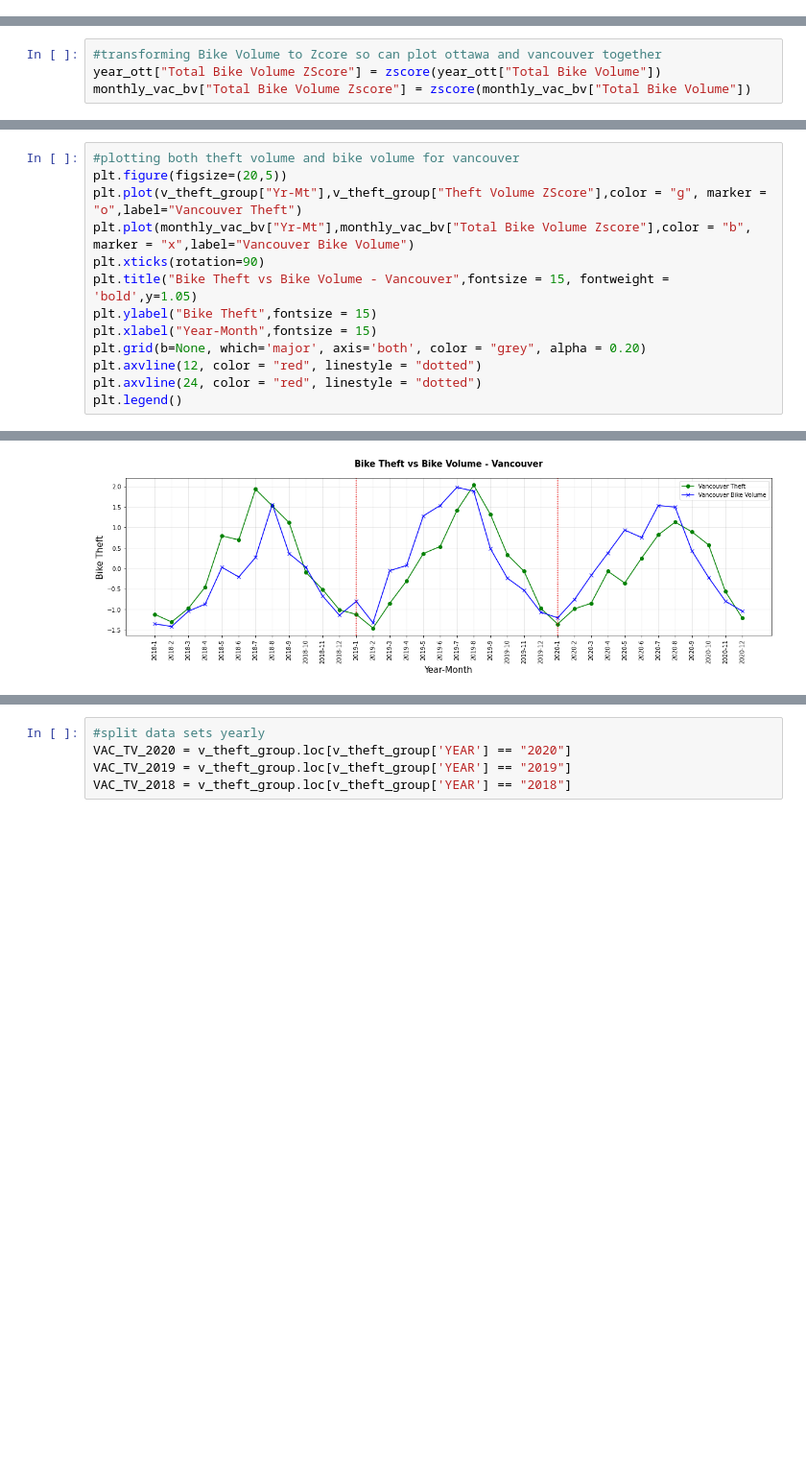
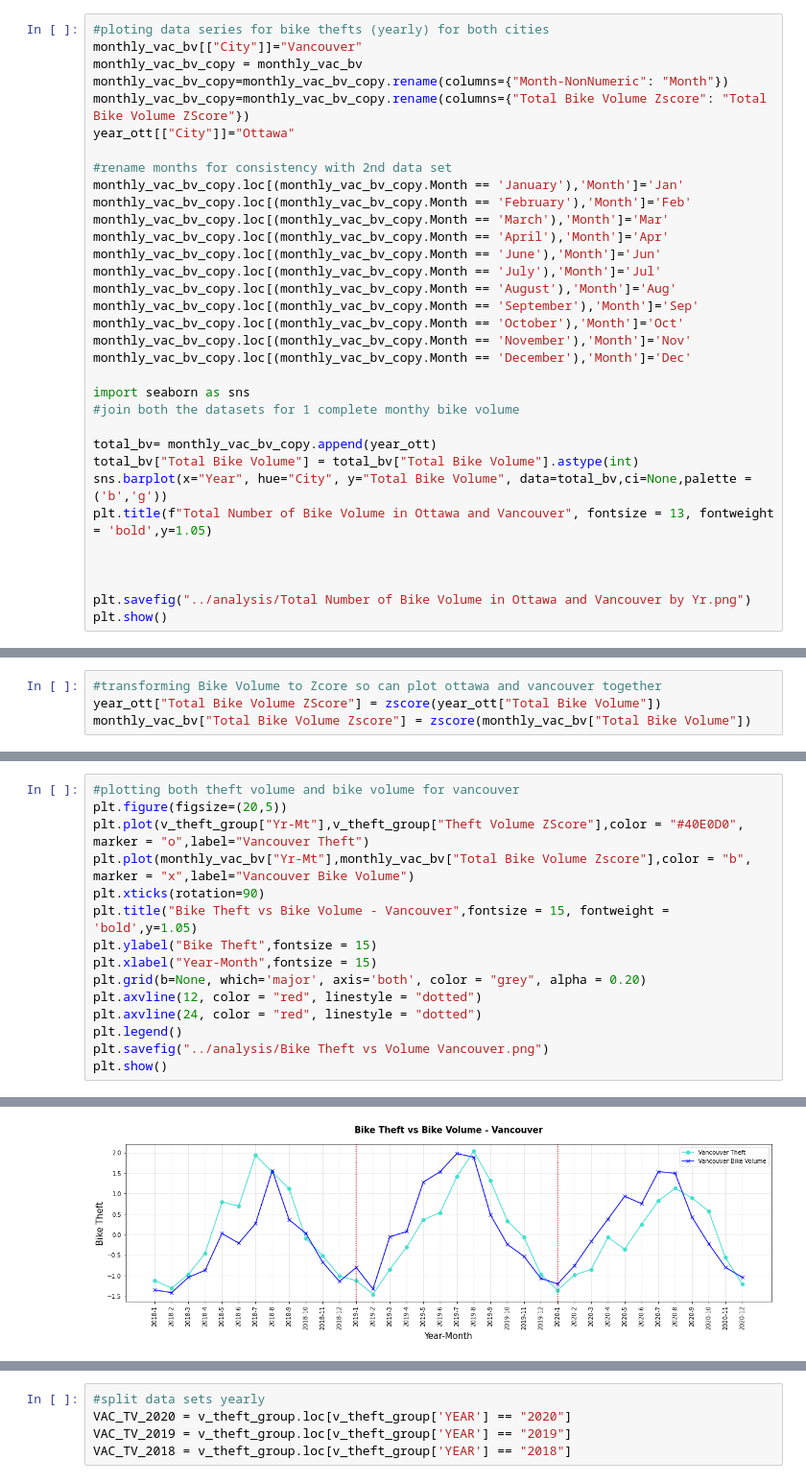
Before and after one commit to itspria/Bike-Theft-Analysis, a Jupyter notebook: code/data_analysis_BikeTheft_vs_BikeVolume.ipynb, the cells around one changed output, grey strips where cells are left out. Shown at 96% size. Drawn from its saved outputs; the diff is of its cells as text; blank space fills up the shorter version.

```diff
--- a/code/data_analysis_BikeTheft_vs_BikeVolume.ipynb
+++ b/code/data_analysis_BikeTheft_vs_BikeVolume.ipynb
@@ -313,0 +440,33 @@ Plotting total bike volume against year-month shows a clear seasonal trend where
+# %%
+#ploting data series for bike thefts (yearly) for both cities
+monthly_vac_bv[["City"]]="Vancouver"
+monthly_vac_bv_copy = monthly_vac_bv
+monthly_vac_bv_copy=monthly_vac_bv_copy.rename(columns={"Month-NonNumeric": "Month"})
+monthly_vac_bv_copy=monthly_vac_bv_copy.rename(columns={"Total Bike Volume Zscore": "Total Bike Volume ZScore"})
+year_ott[["City"]]="Ottawa"
+
+#rename months for consistency with 2nd data set
+monthly_vac_bv_copy.loc[(monthly_vac_bv_copy.Month == 'January'),'Month']='Jan'
+monthly_vac_bv_copy.loc[(monthly_vac_bv_copy.Month == 'February'),'Month']='Feb'
+monthly_vac_bv_copy.loc[(monthly_vac_bv_copy.Month == 'March'),'Month']='Mar'
+monthly_vac_bv_copy.loc[(monthly_vac_bv_copy.Month == 'April'),'Month']='Apr'
+monthly_vac_bv_copy.loc[(monthly_vac_bv_copy.Month == 'June'),'Month']='Jun'
+monthly_vac_bv_copy.loc[(monthly_vac_bv_copy.Month == 'July'),'Month']='Jul'
+monthly_vac_bv_copy.loc[(monthly_vac_bv_copy.Month == 'August'),'Month']='Aug'
+monthly_vac_bv_copy.loc[(monthly_vac_bv_copy.Month == 'September'),'Month']='Sep'
+monthly_vac_bv_copy.loc[(monthly_vac_bv_copy.Month == 'October'),'Month']='Oct'
+monthly_vac_bv_copy.loc[(monthly_vac_bv_copy.Month == 'November'),'Month']='Nov'
+monthly_vac_bv_copy.loc[(monthly_vac_bv_copy.Month == 'December'),'Month']='Dec'
+
+import seaborn as sns
+#join both the datasets for 1 complete monthy bike volume
+
+total_bv= monthly_vac_bv_copy.append(year_ott)
+total_bv["Total Bike Volume"] = total_bv["Total Bike Volume"].astype(int)
+sns.barplot(x="Year", hue="City", y="Total Bike Volume", data=total_bv,ci=None,palette = ('b','g'))
+plt.title(f"Total Number of Bike Volume in Ottawa and Vancouver", fontsize = 13, fontweight = 'bold',y=1.05)
+
+
+
+plt.savefig("../analysis/Total Number of Bike Volume in Ottawa and Vancouver by Yr.png")
+plt.show()
@@ -473,7 +643,7 @@ plt.legend()
 # %%
 #plotting both theft volume and bike volume for vancouver
 plt.figure(figsize=(20,5))
-plt.plot(v_theft_group["Yr-Mt"],v_theft_group["Theft Volume ZScore"],color = "g", marker = "o",label="Vancouver Theft")
+plt.plot(v_theft_group["Yr-Mt"],v_theft_group["Theft Volume ZScore"],color = "#40E0D0", marker = "o",label="Vancouver Theft")
 plt.plot(monthly_vac_bv["Yr-Mt"],monthly_vac_bv["Total Bike Volume Zscore"],color = "b", marker = "x",label="Vancouver Bike Volume")
 plt.xticks(rotation=90)
 plt.title("Bike Theft vs Bike Volume - Vancouver",fontsize = 15, fontweight = 'bold',y=1.05)
@@ -483,4 +653,6 @@ plt.grid(b=None, which='major', axis='both', color = "grey", alpha = 0.20)
 plt.axvline(12, color = "red", linestyle = "dotted")
 plt.axvline(24, color = "red", linestyle = "dotted")
 plt.legend()
+plt.savefig("../analysis/Bike Theft vs Volume Vancouver.png")
+plt.show()
 # %% [output]
@@ -488,2 +659,2 @@ plt.legend()
-[figure, old version]
+[figure, new version]
 # %% [markdown]
```
Also changed, not shown: parts of 63 cells of this notebook, 17 other files.
